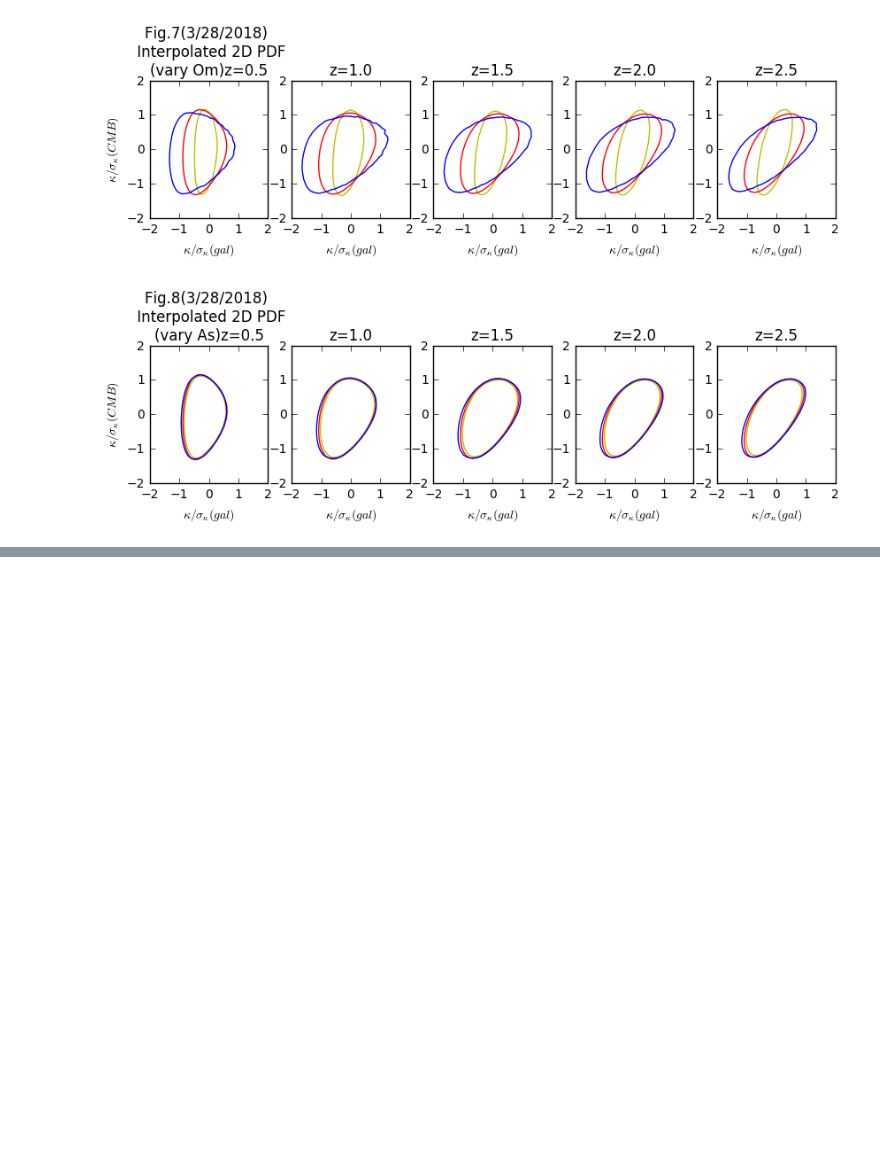
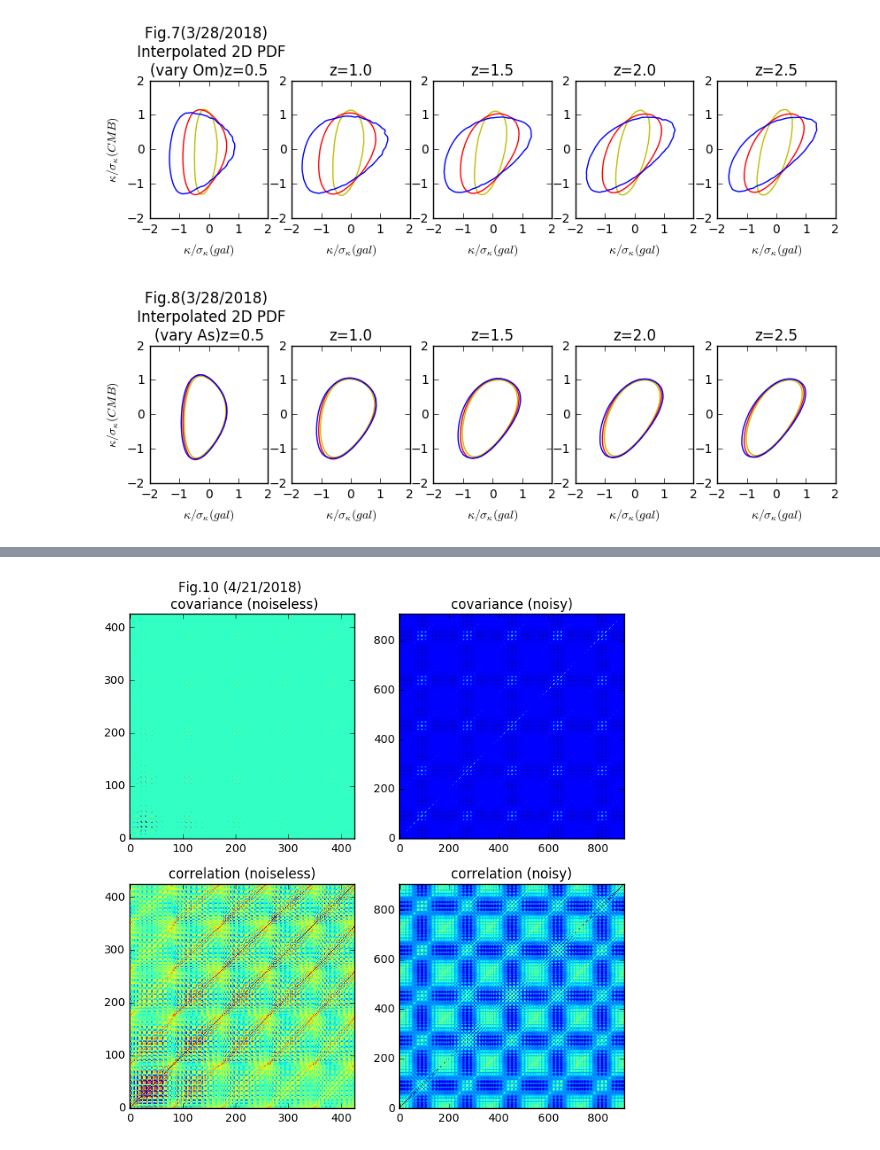
Before and after one commit to liuxx479/PDFs, a Jupyter notebook: PDFs.ipynb, the cells around one changed output, grey strips where cells are left out. Drawn from its saved outputs; the diff is of its cells as text; code cells hidden in the pictures; blank space fills up the shorter version.

Commit message:
add fig 9-10 covariance

```diff
--- a/PDFs.ipynb
+++ b/PDFs.ipynb
@@ -185,0 +210,7 @@ show()
+# %%
+pdf2dI_cov = array([load('box5/output_eb_5000_s4/ALL_igalXicmb_2dpdf_%.1f_1.0_1.0.npy'
+                     %(iz)) for iz in z_source])
+pdf2dN_cov = array([load('box5/output_eb_5000_s4/ALL_galXcmb_2dpdf_%.1f_1.0_1.0.npy'
+                     %(iz)) for iz in z_source])
+pdf2dI_cov = sum(pdf2dI_cov[:,:,:,:60].reshape(5, 10000, 15, 4, 15, 4), axis=(3,5))
+pdf2dN_cov = sum(pdf2dN_cov[:,:,:,:60].reshape(5, 10000, 15, 4, 15, 4), axis=(3,5))
@@ -185,0 +236,14 @@ show()
+# %%
+f, ((ax1, ax2),(ax1b, ax2b)) = subplots(2,2,figsize=(8,8))
+ax1.imshow(covInput,interpolation='nearest',origin='lower')
+ax2.imshow(covN,interpolation='nearest',origin='lower')
+ax1b.imshow(WLanalysis.corr_mat(covInput),interpolation='nearest',origin='lower')
+ax2b.imshow(WLanalysis.corr_mat(covN),interpolation='nearest',origin='lower')
+
+ax1.set_title('Fig.10 (4/21/2018) \n covariance (noiseless)')
+ax2.set_title('covariance (noisy)')
+ax1b.set_title('correlation (noiseless)')
+ax2b.set_title('correlation (noisy)')
+show()
+# %% [output]
+[figure, added]
```
Also changed, not shown: parts of 7 cells of this notebook.
